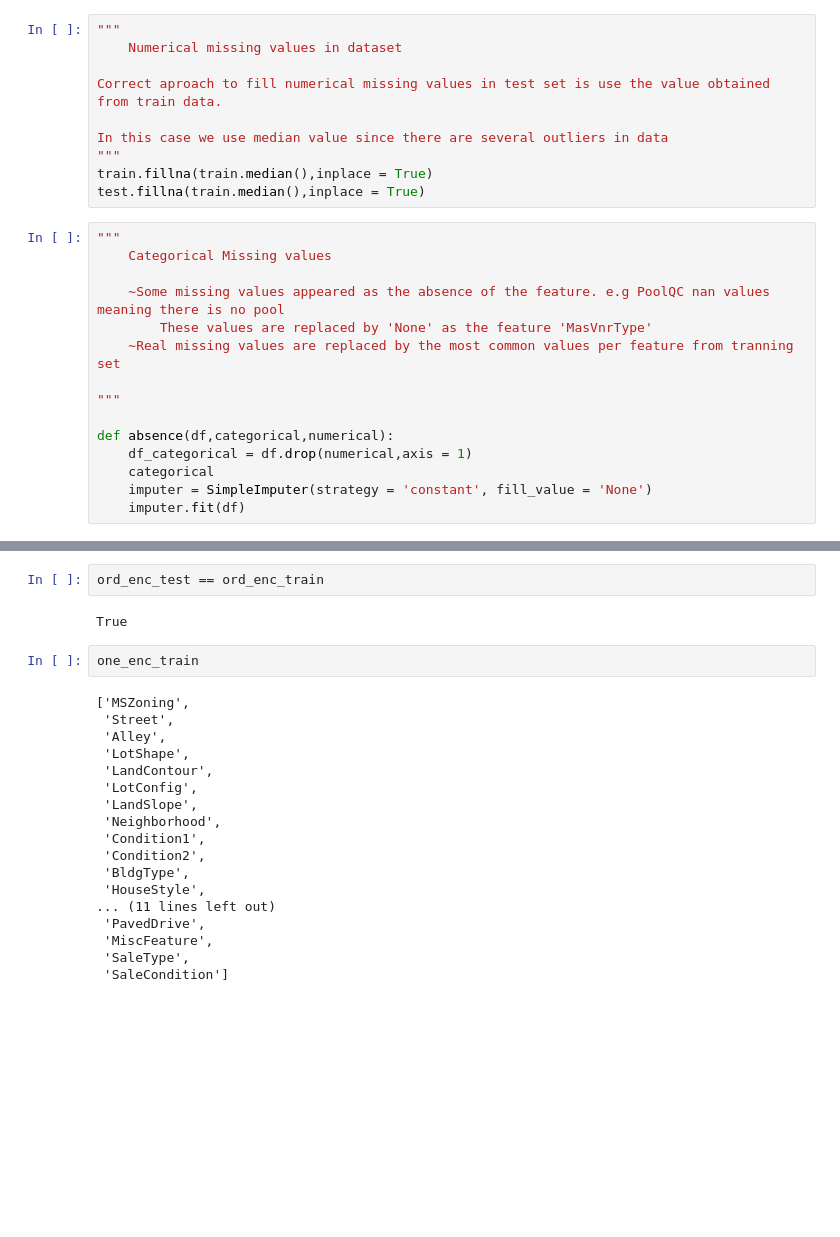
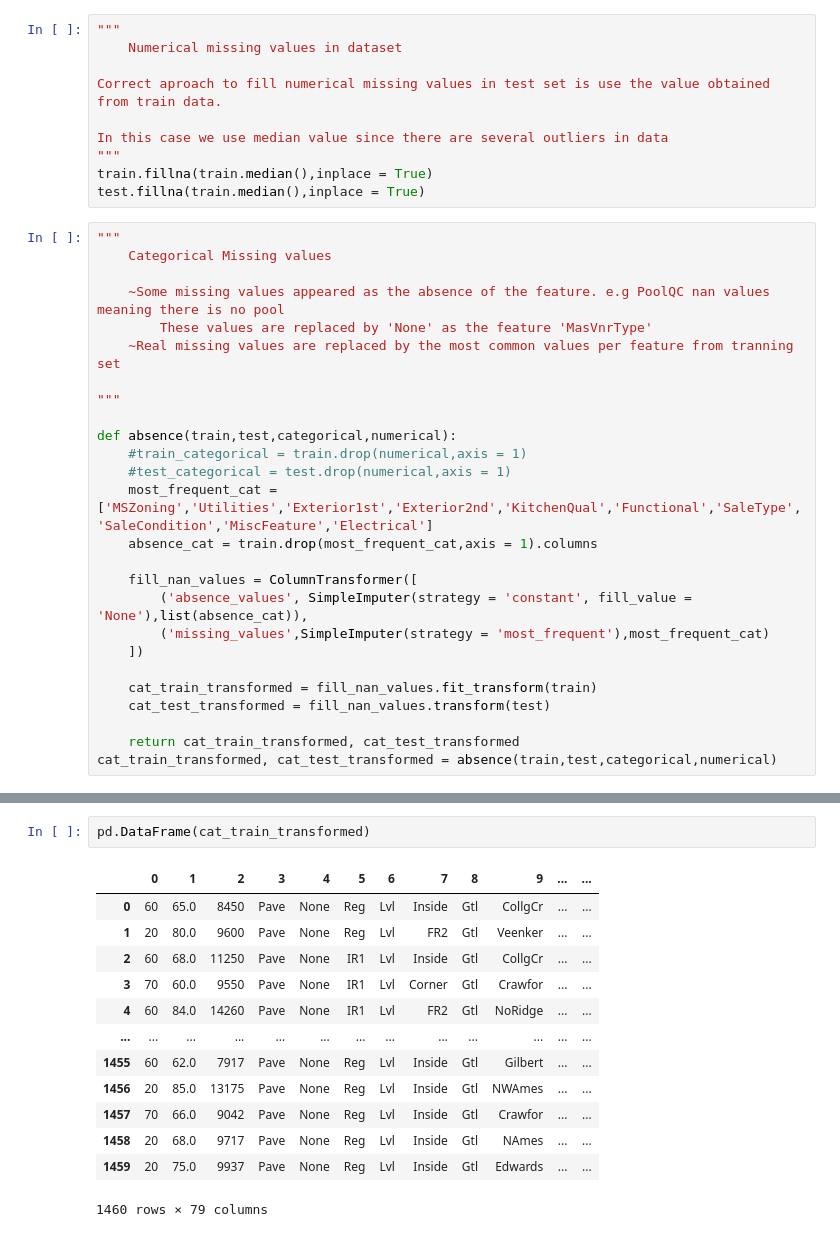
Before and after one commit to nicolasbuitragob/house_prices_kaggle, a Jupyter notebook: house_prices.ipynb, the cells around one changed output, grey strips where cells are left out. Cells and saved outputs as stored; diff of their text form; blank space fills up the shorter version.

Commit message:
transform categorical data

```diff
--- a/house_prices.ipynb
+++ b/house_prices.ipynb
@@ -119,11 +119,22 @@ test.fillna(train.median(),inplace = True)
 
 """
 
-def absence(df,categorical,numerical):
-    df_categorical = df.drop(numerical,axis = 1)
-    categorical
-    imputer = SimpleImputer(strategy = 'constant', fill_value = 'None')
-    imputer.fit(df)
+def absence(train,test,categorical,numerical):
+    #train_categorical = train.drop(numerical,axis = 1)
+    #test_categorical = test.drop(numerical,axis = 1)
+    most_frequent_cat =['MSZoning','Utilities','Exterior1st','Exterior2nd','KitchenQual','Functional','SaleType','SaleCondition','MiscFeature','Electrical']
+    absence_cat = train.drop(most_frequent_cat,axis = 1).columns
+
+    fill_nan_values = ColumnTransformer([
+        ('absence_values', SimpleImputer(strategy = 'constant', fill_value = 'None'),list(absence_cat)),
+        ('missing_values',SimpleImputer(strategy = 'most_frequent'),most_frequent_cat)
+    ])
+
+    cat_train_transformed = fill_nan_values.fit_transform(train)
+    cat_test_transformed = fill_nan_values.transform(test)
+
+    return cat_train_transformed, cat_test_transformed
+cat_train_transformed, cat_test_transformed = absence(train,test,categorical,numerical)
 # %%
 def separate_categorical(df,categorical):##Separate categorical data to use in oneHotEncoder and OrdinalEncoder
     one_enc = []
@@ -144,24 +154,16 @@ one_enc_test, ord_enc_test = separate_categorical(test,categorical)
-# %%
-ord_enc_test == ord_enc_train
-# %% [output]
-True
-# %%
-one_enc_train
-# %% [output]
-['MSZoning',
- 'Street',
- 'Alley',
- 'LotShape',
- 'LandContour',
- 'LotConfig',
- 'LandSlope',
- 'Neighborhood',
- 'Condition1',
- 'Condition2',
- 'BldgType',
- 'HouseStyle',
-... (11 lines left out)
- 'PavedDrive',
- 'MiscFeature',
- 'SaleType',
- 'SaleCondition']
+# %%
+pd.DataFrame(cat_train_transformed)
+# %% [output]
+|  | 0 | 1 | 2 | 3 | 4 | 5 | 6 | 7 | 8 | 9 | ... | ... |
+| 0 | 60 | 65.0 | 8450 | Pave | None | Reg | Lvl | Inside | Gtl | CollgCr | ... | ... |
+| 1 | 20 | 80.0 | 9600 | Pave | None | Reg | Lvl | FR2 | Gtl | Veenker | ... | ... |
+| 2 | 60 | 68.0 | 11250 | Pave | None | IR1 | Lvl | Inside | Gtl | CollgCr | ... | ... |
+| 3 | 70 | 60.0 | 9550 | Pave | None | IR1 | Lvl | Corner | Gtl | Crawfor | ... | ... |
+| 4 | 60 | 84.0 | 14260 | Pave | None | IR1 | Lvl | FR2 | Gtl | NoRidge | ... | ... |
+| ... | ... | ... | ... | ... | ... | ... | ... | ... | ... | ... | ... | ... |
+| 1455 | 60 | 62.0 | 7917 | Pave | None | Reg | Lvl | Inside | Gtl | Gilbert | ... | ... |
+| 1456 | 20 | 85.0 | 13175 | Pave | None | Reg | Lvl | Inside | Gtl | NWAmes | ... | ... |
+| 1457 | 70 | 66.0 | 9042 | Pave | None | Reg | Lvl | Inside | Gtl | Crawfor | ... | ... |
+| 1458 | 20 | 68.0 | 9717 | Pave | None | Reg | Lvl | Inside | Gtl | NAmes | ... | ... |
+| 1459 | 20 | 75.0 | 9937 | Pave | None | Reg | Lvl | Inside | Gtl | Edwards | ... | ... |
+1460 rows × 79 columns
```
Also changed, not shown: parts of 3 cells of this notebook, 1 other file.
